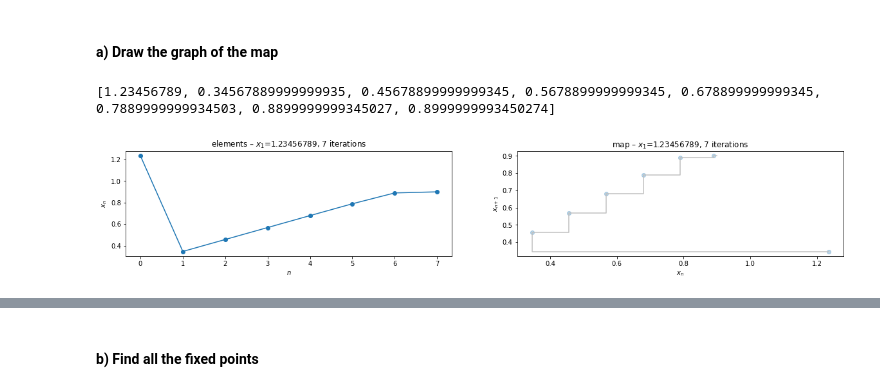
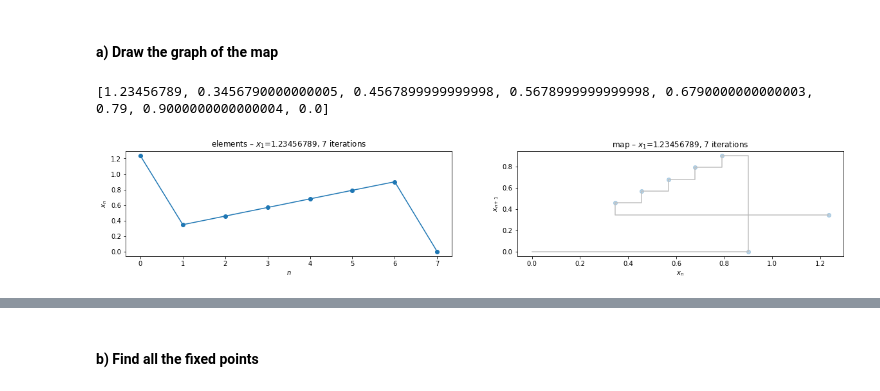
Before and after one commit to mimmphi/Physics-212, a Jupyter notebook: 10.3.7.ipynb, the cells around one changed output, grey strips where cells are left out. Drawn from its saved outputs; the diff is of its cells as text; code cells hidden in the pictures.

```diff
--- a/10.3.7.ipynb
+++ b/10.3.7.ipynb
@@ -25,14 +25,29 @@ def dec_shift_map(si, stop=None, show=False):
     # compute iteratively
 
     s = [si] # list of values... initialized only with the initial condition
-    if stop == None:
-        stop = len(repr(si).split('.')[1]) - 1
 
-    while len(s) <= stop:
-        s_mod = 10 * abs(s[-1]) # prepare 10x_n, where x_n is the last element in the list...
-        s_next = s_mod - math.floor(s_mod) # ... to execute the mod(1) operation on it
-        # I assume x_n+1 (x) = x_n+1 (-x)? you can ascribe the negative sign to the integer part anyway...
-        s.append(s_next)
+
+    if si!=0:
+        if stop == None:
+            i = 0 # counter
+            afters = len(repr(si).split('.')[1]) # get the number of digits after the decimal point in si
+            stop = afters - 1 # number of digits of the 2nd element of the map
+
+        while len(s) <= stop:
+            i+=1
+            rem = afters - i
+            strip = np.round(s[-1], rem)
+
+            s_mod = np.round(10 * abs(strip), rem - 1) # prepare 10x_n, where x_n is the last element in the list...
+            s_next = s_mod - math.floor(s_mod) # ... to execute the mod(1) operation on it
+            # I assume x_n+1 (x) = x_n+1 (-x)? you can ascribe the negative sign to the integer part anyway...
+            s.append(s_next)
+
+    elif si==0:
+        while len(s) <= stop:
+            s_mod = 10 * abs(s[-1])
+            s_next = s_mod - math.floor(s_mod)
+            s.append(s_next)
 
     # construct cobweb. i.e. plot the vertex – the intermediate step between each point on the map
 
@@ -44,37 +59,37 @@ def dec_shift_map(si, stop=None, show=False):
 
     # similarly for the vertices
     vertices = np.array([xnext, xnext]).T
 
     # concatenate both
     cobweb = np.concatenate((pts_map, vertices), axis=1)
     r = cobweb.shape[0]; c = cobweb.shape[1]
     cobweb = cobweb.reshape((2*r, c//2))
 
     # PLOT
 
     fig, ax = plt.subplots(1, 2, figsize=(20, 3))
     #
     ax[0].plot(np.arange(len(s)), s, marker='o')
     ax[0].set(xlabel='$n$', ylabel='$x_n$', title=f'elements – $x_1$={si}, {stop} iterations')
 
     # points on the map + vertices of the cobweb
     ax[1].plot(cobweb[:,0], cobweb[:,1], color='silver')
 
     # points on the map
-    ax[1].scatter(s[:stop], s[1:], marker='o', alpha=0.30) # exploit transparency of the visual to distinguish near-overlapping and fixed points from the rest.
+    ax[1].scatter(s[:stop], s[1:], marker='o', alpha=0.30)
+    # exploit transparency of the visual to distinguish near-overlapping and fixed points from the rest.
 
     ax[1].set(xlabel='$x_n$', ylabel='$x_{n+1}$', title=f'map – $x_1$={si}, {stop} iterations')
 
     if show:
         print(s)
 #     else:
 #         None
 
 dec_shift_map(si=1.23456789, show=True)
-# dec_shift_map(si=1.2345, stop=10, show=True)
 # %% [output]
-[1.23456789, 0.34567889999999935, 0.45678899999999345, 0.5678899999999345, 0.678899999999345, 0.7889999999934503, 0.8899999999345027, 0.8999999993450274]
+[1.23456789, 0.3456790000000005, 0.4567899999999998, 0.5678999999999998, 0.6790000000000003, 0.79, 0.9000000000000004, 0.0]
-[figure, old version]
+[figure, new version]
 # %% [markdown]
 In the left column is a plot of the nth element of each set, given an initial condition.\
 The right column of plots is the actual map of the nth element to its next element.
```
Also changed, not shown: parts of 10 cells of this notebook.
